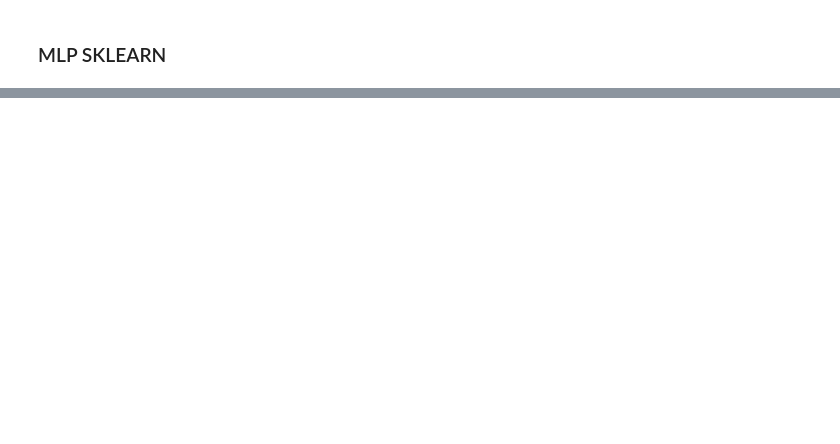
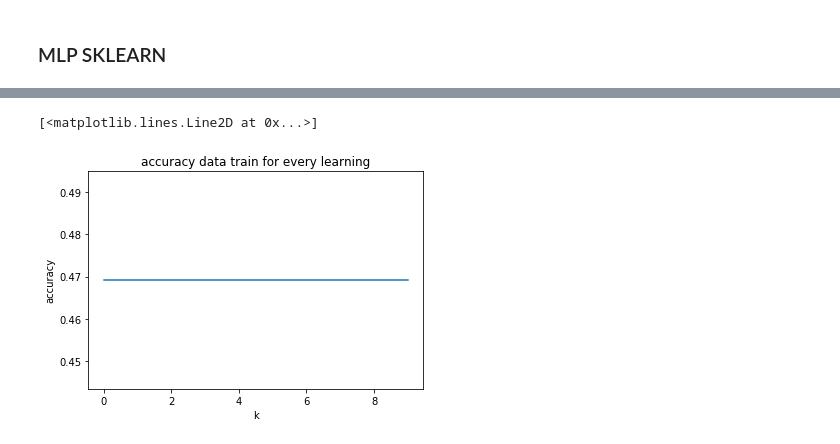
Before and after one commit to aldoazali/ButuhPassingan_IF3170, a Jupyter notebook: untung/IF3170_Butuh_Passingan_ANN.ipynb, the cells around one changed output, grey strips where cells are left out. Drawn from its saved outputs; the diff is of its cells as text; code cells hidden in the pictures; blank space fills up the shorter version.

```diff
--- a/untung/IF3170_Butuh_Passingan_ANN.ipynb
+++ b/untung/IF3170_Butuh_Passingan_ANN.ipynb
@@ -320,0 +362,8 @@ accuracy_score(y_predict, y_test_split)
+# %%
+plt.title('accuracy data train for every learning')
+plt.xlabel('k')
+plt.ylabel('accuracy')
+plt.plot(val_accuracy_train)
+# %% [output]
+[<matplotlib.lines.Line2D at 0x...>]
+[figure, added]
```
Also changed, not shown: parts of 11 cells of this notebook, 1 other file.
